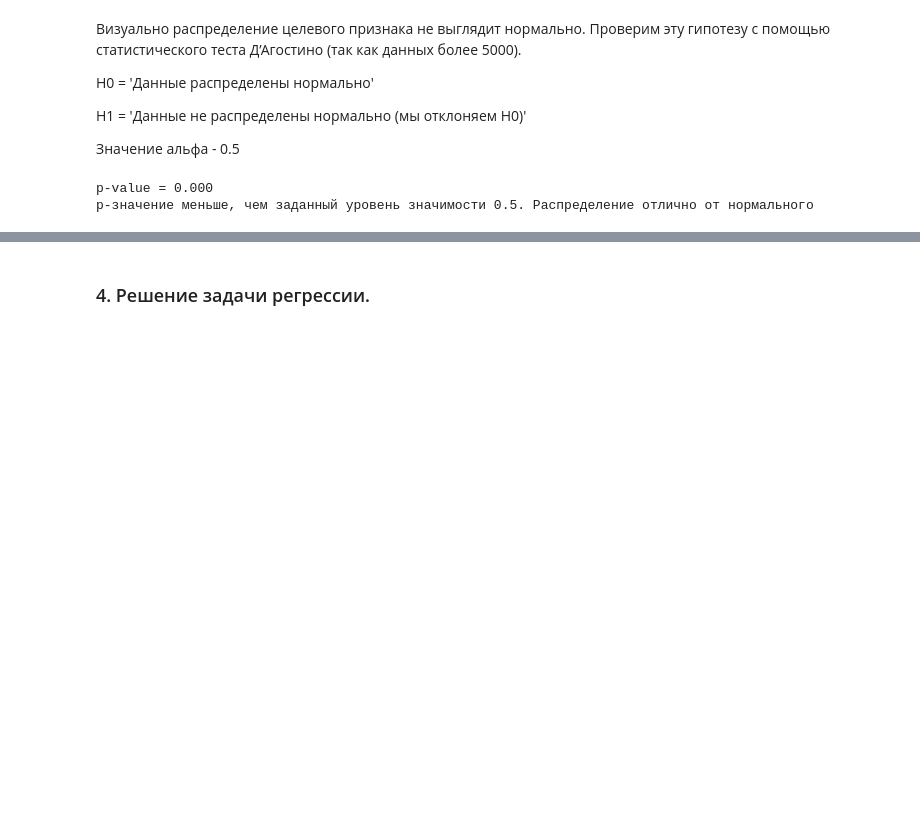
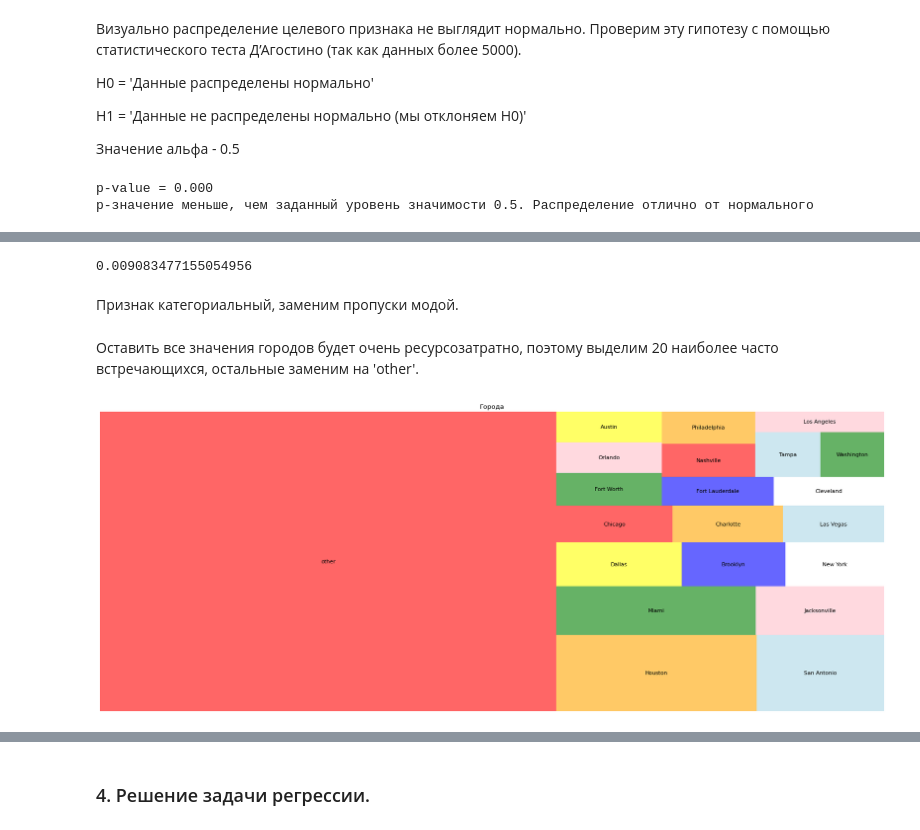
Before and after one commit to LNarnia/IDE_new, a Jupyter notebook: Skillfactory/final_project/project.ipynb, the cells around one changed output, grey strips where cells are left out. Drawn from its saved outputs; the diff is of its cells as text; code cells hidden in the pictures; blank space fills up the shorter version.

```diff
--- a/Skillfactory/final_project/project.ipynb
+++ b/Skillfactory/final_project/project.ipynb
@@ -340,0 +584,2 @@ print(f'Результирующее число записей: {cleaned.shape[0
+# %%
+data = data.drop('street', axis = 1)
@@ -340,0 +610,2 @@ print(f'Результирующее число записей: {cleaned.shape[0
+# %%
+data = data.drop('state', axis=1)
@@ -340,0 +642,25 @@ print(f'Результирующее число записей: {cleaned.shape[0
+# %%
+data['city'].isnull().mean()*100
+# %% [output]
+0.009083477155054956
+# %% [markdown]
+Признак категориальный, заменим пропуски модой.
+# %%
+data['city'] = data['city'].fillna(data['city'].mode()[0])
+# %% [markdown]
+Оставить все значения городов будет очень ресурсозатратно, поэтому выделим 20 наиболее часто встречающихся, остальные заменим на 'other'.
+# %%
+popular_city = data['city'].value_counts().nlargest(20).index
+data['city'] = data['city'].apply(lambda x: x if x in popular_city else 'other')
+# %%
+data_city = data.groupby('city')['city'].value_counts()
+data_city = data_city.sort_values(ascending=False)
+# строим древовидную диаграмму с рапределением городов, в которях находится недвижимость
+plt.figure(figsize=(26,10), dpi= 80)
+squarify.plot(sizes = data_city.values, label = data_city.index, alpha=.6, color = ['red','orange','lightblue','green','pink','yellow', 'blue', 'white'])
+
+plt.title('Города')
+plt.axis('off')
+plt.show()
+# %% [output]
+[figure, added]
```
Also changed, not shown: parts of 41 cells of this notebook, 1 other file.
